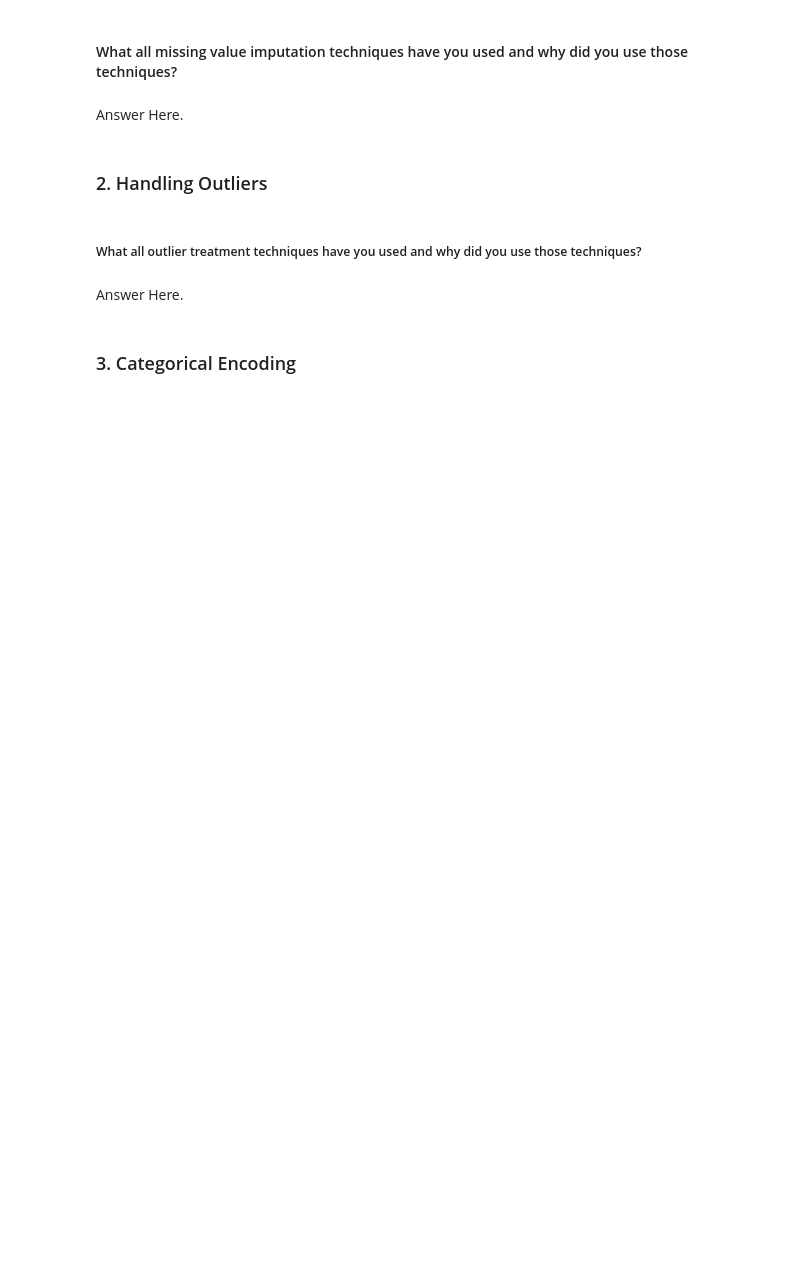
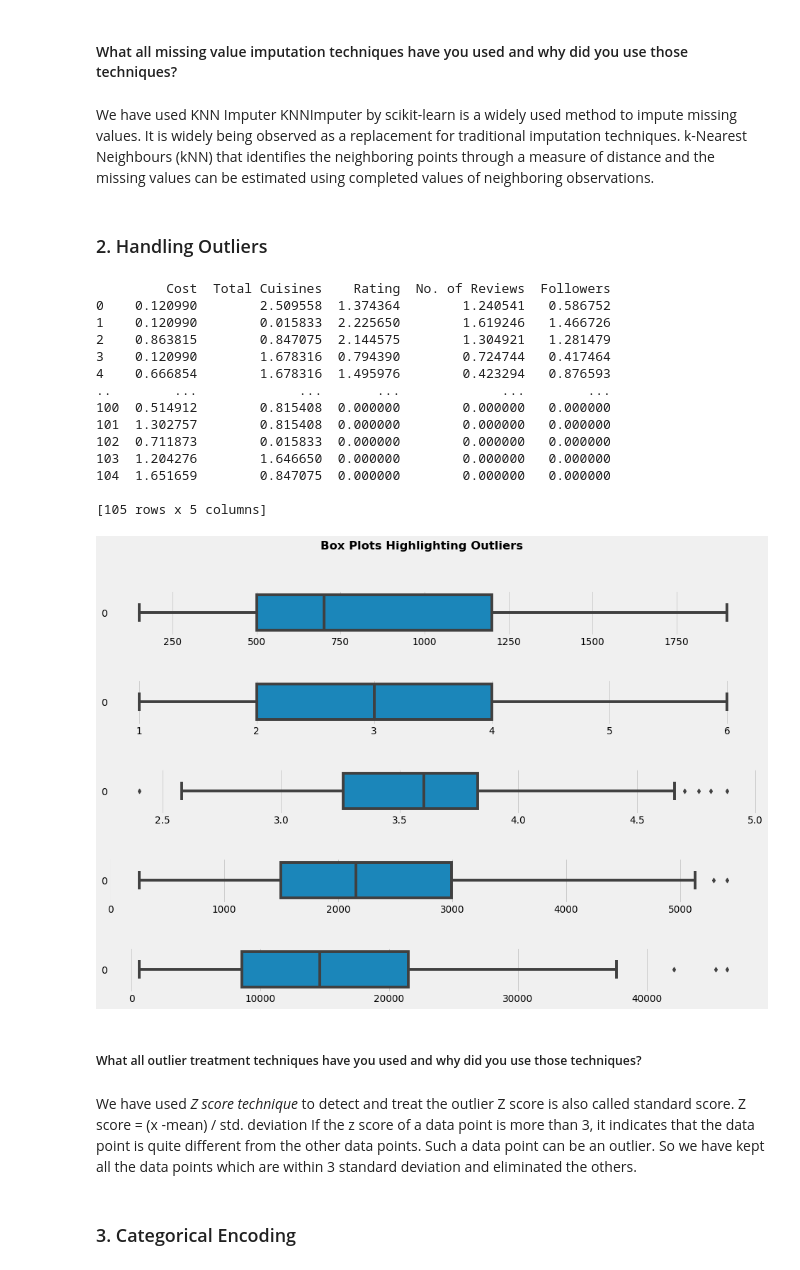
Before and after one commit to JNSDKV/Zomato_Restaurant_Clustering_And_Sentiment_Analysis, a Jupyter notebook: Zomato_Restaurant_Clustering_And_Sentiment_Analysis.ipynb, the cells around one changed output. Drawn from its saved outputs; the diff is of its cells as text; code cells hidden in the pictures; blank space fills up the shorter version.

```diff
--- a/Zomato_Restaurant_Clustering_And_Sentiment_Analysis.ipynb
+++ b/Zomato_Restaurant_Clustering_And_Sentiment_Analysis.ipynb
@@ -1055,0 +1078,9 @@ A chi-square test is used in statistics to test the independence of two variable
+# %%
+cluster_df = cluster_df.merge(top_restaurants, how='left',on = 'Restaurant' )
+# %%
+#to extract no. of reviews and number of followers
+Total_followers = pd.DataFrame(df2.groupby(['Restaurant'])['No. of Reviews'].sum().reset_index())
+Total_reviews = pd.DataFrame(df2.groupby(['Restaurant'])['Followers'].sum().reset_index())
+# %%
+cluster_df = cluster_df.merge(Total_followers, how='left',on = 'Restaurant' )
+cluster_df = cluster_df.merge(Total_reviews, how='left',on = 'Restaurant' )
@@ -1059,0 +1094,14 @@ A chi-square test is used in statistics to test the independence of two variable
+# %%
+#KNN to find the missing values
+
+from sklearn.preprocessing import StandardScaler
+from sklearn.impute import KNNImputer
+
+#Let's define the scaler and imputer objects
+scaler = StandardScaler()
+imputer = KNNImputer()
+
+# Impute the missing values with KNN if any
+cluster_df['Rating'] = imputer.fit_transform((cluster_df['Rating'].values.reshape(-1,1)))
+cluster_df['No. of Reviews'] = imputer.fit_transform((cluster_df['No. of Reviews'].values.reshape(-1,1)))
+cluster_df['Followers'] = imputer.fit_transform((cluster_df['Followers'].values.reshape(-1,1)))
@@ -1060,6 +1125,8 @@ A chi-square test is used in statistics to test the independence of two variable
 # %% [markdown]
 #### What all missing value imputation techniques have you used and why did you use those techniques?
-# %% [markdown]
-Answer Here.
+# %% [markdown]
+We have used KNN Imputer
+KNNImputer by scikit-learn is a widely used method to impute missing values. It is widely being observed as a replacement for traditional imputation techniques.
+k-Nearest Neighbours (kNN) that identifies the neighboring points through a measure of distance and the missing values can be estimated using completed values of neighboring observations.
 # %% [markdown]
 ### 2. Handling Outliers
@@ -1068,6 +1133,42 @@ Answer Here.
+# %%
+# Handling Outliers & Outlier treatments
+from scipy import stats
+z = np.abs(stats.zscore(cluster_df[['Cost','Total Cuisines','Rating','No. of Reviews','Followers']]))
+print(z)
+cluster_df=cluster_df[(z<3).all(axis=1)]
+cluster_df.shape
+
+# plotting box plot to check for the outliers in each feature
+nrows = len(['Cost','Total Cuisines','Rating','No. of Reviews','Followers'])
+fig, axes = plt.subplots(ncols=1,
+                         nrows=nrows,
+                         figsize=(15,nrows*2))
+plt.subplots_adjust(hspace=1)
+
+for i, var in enumerate(['Cost','Total Cuisines','Rating','No. of Reviews','Followers']):
+    sns.boxplot(cluster_df[var], orient='h', ax=axes[i])
+
+fig.suptitle('Box Plots Highlighting Outliers', fontweight='bold')
+plt.show()
+# %% [output]
+         Cost  Total Cuisines    Rating  No. of Reviews  Followers
+0    0.120990        2.509558  1.374364        1.240541   0.586752
+1    0.120990        0.015833  2.225650        1.619246   1.466726
+2    0.863815        0.847075  2.144575        1.304921   1.281479
+3    0.120990        1.678316  0.794390        0.724744   0.417464
+4    0.666854        1.678316  1.495976        0.423294   0.876593
+..        ...             ...       ...             ...        ...
+100  0.514912        0.815408  0.000000        0.000000   0.000000
+101  1.302757        0.815408  0.000000        0.000000   0.000000
+102  0.711873        0.015833  0.000000        0.000000   0.000000
+103  1.204276        1.646650  0.000000        0.000000   0.000000
+104  1.651659        0.847075  0.000000        0.000000   0.000000
+
+[105 rows x 5 columns]
+[figure, added]
 # %% [markdown]
 ##### What all outlier treatment techniques have you used and why did you use those techniques?
-# %% [markdown]
-Answer Here.
+# %% [markdown]
+We have used *Z score technique* to detect and treat the outlier Z score is also called standard score. Z score = (x -mean) / std. deviation If the z score of a data point is more than 3, it indicates that the data point is quite different from the other data points. Such a data point can be an outlier. So we have kept all the data points which are within 3 standard deviation and eliminated the others.
 # %% [markdown]
 ### 3. Categorical Encoding
```
Also changed, not shown: parts of 21 cells of this notebook.
